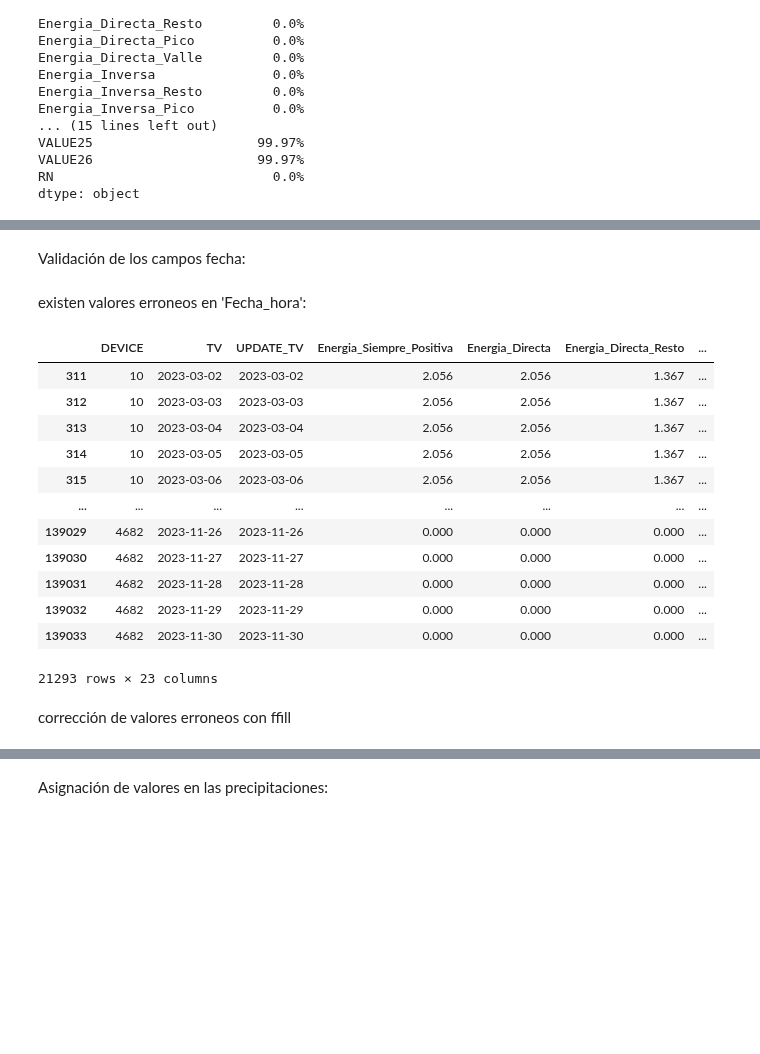
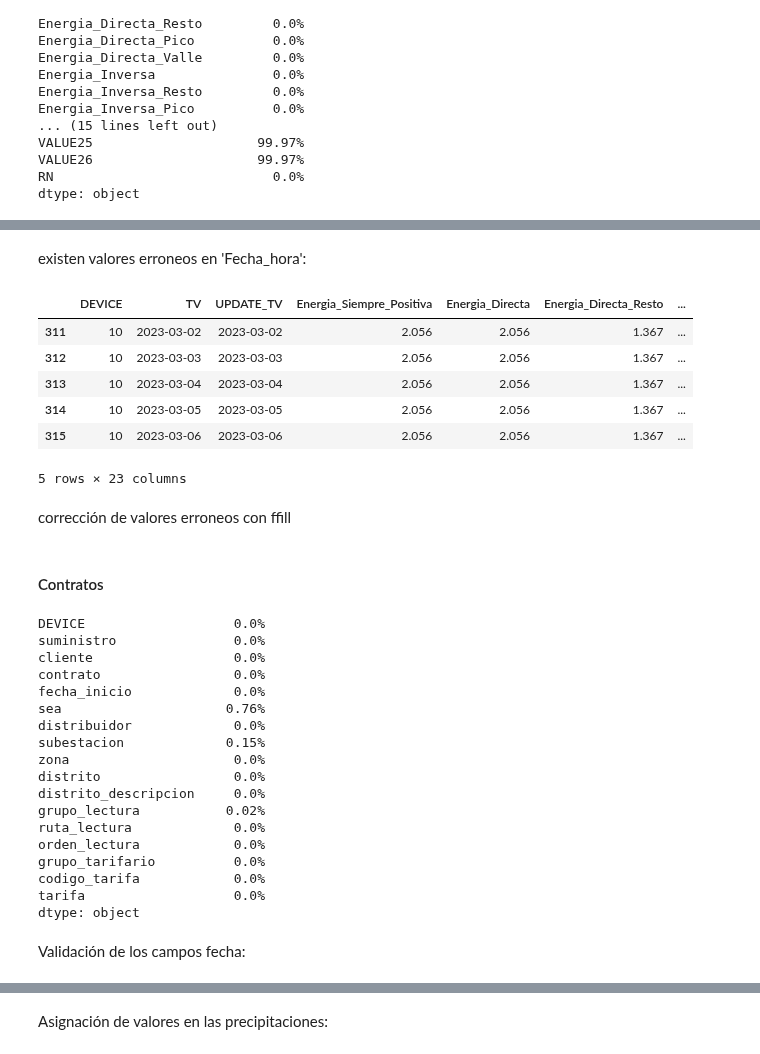
Before and after one commit to pasollipaula/DiplodatosMentoria, a Jupyter notebook: carga_datasets.ipynb, the cells around one changed output, grey strips where cells are left out. Cells and saved outputs as stored; diff of their text form; code cells hidden in the pictures; blank space fills up the shorter version.

```diff
--- a/carga_datasets.ipynb
+++ b/carga_datasets.ipynb
@@ -167,5 +166,3 @@ dtype: object
-# %% [markdown]
-Validación de los campos fecha:
 # %%
 consumos['UPDATE_TV'] = pd.to_datetime(consumos['UPDATE_TV'], format='%d/%m/%Y')
 # %%
@@ -173,24 +170,43 @@ consumos['TV'] = pd.to_datetime(consumos['TV'], format='%d/%m/%Y')
 # %% [markdown]
 existen valores erroneos en 'Fecha_hora':
 # %%
-consumos.loc[consumos['Fecha_hora']=='FFFF-FF-FF  FF:FF:FF']
+consumos.loc[consumos['Fecha_hora']=='FFFF-FF-FF  FF:FF:FF'].head()
 # %% [output]
 |  | DEVICE | TV | UPDATE_TV | Energia_Siempre_Positiva | Energia_Directa | Energia_Directa_Resto | ... |
 | 311 | 10 | 2023-03-02 | 2023-03-02 | 2.056 | 2.056 | 1.367 | ... |
 | 312 | 10 | 2023-03-03 | 2023-03-03 | 2.056 | 2.056 | 1.367 | ... |
 | 313 | 10 | 2023-03-04 | 2023-03-04 | 2.056 | 2.056 | 1.367 | ... |
 | 314 | 10 | 2023-03-05 | 2023-03-05 | 2.056 | 2.056 | 1.367 | ... |
 | 315 | 10 | 2023-03-06 | 2023-03-06 | 2.056 | 2.056 | 1.367 | ... |
-| ... | ... | ... | ... | ... | ... | ... | ... |
-| 139029 | 4682 | 2023-11-26 | 2023-11-26 | 0.000 | 0.000 | 0.000 | ... |
-| 139030 | 4682 | 2023-11-27 | 2023-11-27 | 0.000 | 0.000 | 0.000 | ... |
-| 139031 | 4682 | 2023-11-28 | 2023-11-28 | 0.000 | 0.000 | 0.000 | ... |
-| 139032 | 4682 | 2023-11-29 | 2023-11-29 | 0.000 | 0.000 | 0.000 | ... |
-| 139033 | 4682 | 2023-11-30 | 2023-11-30 | 0.000 | 0.000 | 0.000 | ... |
-21293 rows × 23 columns
+5 rows × 23 columns
 # %% [markdown]
 corrección de valores erroneos con ffill
 # %%
 consumos['Fecha_hora'] = pd.to_datetime(consumos['Fecha_hora'], format='%Y-%m-%d %H:%M:%S', errors='coerce').ffill()
+# %% [markdown]
+#### Contratos
+# %%
+(round(qgis.isna().sum() * 100 / qgis.shape[0], 2)).astype(str) + "%"
+# %% [output]
+DEVICE                   0.0%
+suministro               0.0%
+cliente                  0.0%
+contrato                 0.0%
+fecha_inicio             0.0%
+sea                     0.76%
+distribuidor             0.0%
+subestacion             0.15%
+zona                     0.0%
+distrito                 0.0%
+distrito_descripcion     0.0%
+grupo_lectura           0.02%
+ruta_lectura             0.0%
+orden_lectura            0.0%
+grupo_tarifario          0.0%
+codigo_tarifa            0.0%
+tarifa                   0.0%
+dtype: object
+# %% [markdown]
+Validación de los campos fecha:
 # %%
 qgis['fecha_inicio'] = pd.to_datetime(qgis['fecha_inicio'].replace('Z','', regex=True), format='%Y-%m-%d')
```
Also changed, not shown: parts of 23 cells of this notebook, 1 other file.
